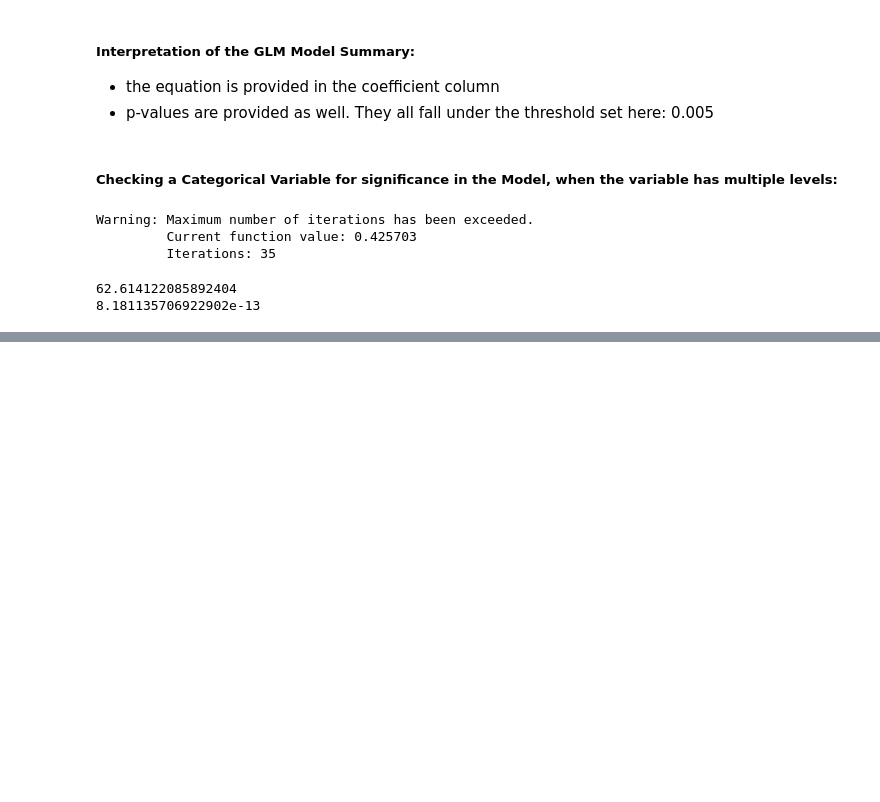
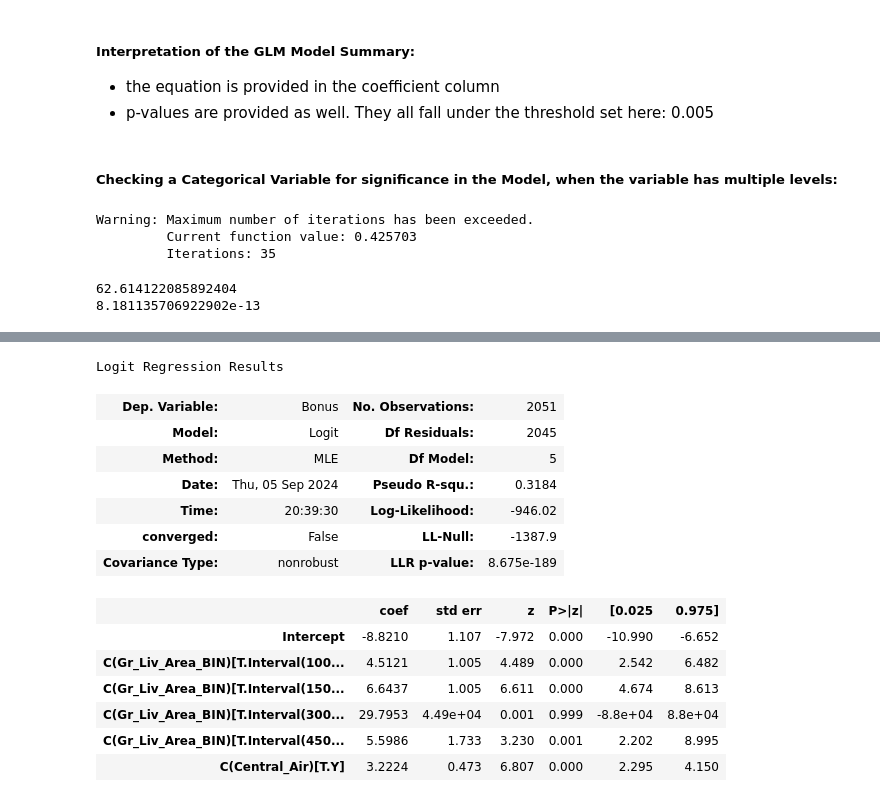
Before and after one commit to fred-lindsey/msa_ml_repo, a Jupyter notebook: deep_log_reg.ipynb, the cells around one changed output, grey strips where cells are left out. Cells and saved outputs as stored; diff of their text form; code cells hidden in the pictures; blank space fills up the shorter version.

```diff
--- a/deep_log_reg.ipynb
+++ b/deep_log_reg.ipynb
@@ -217,0 +310,19 @@ print(p_val)
+# %%
+# print the model summary. the Binning worked; the Gr_liv_Area binned values came back as significant in the model summary
+log_model_bin.summary()
+# %% [output]
+Logit Regression Results
+| Dep. Variable: | Bonus | No. Observations: | 2051 |
+| Model: | Logit | Df Residuals: | 2045 |
+| Method: | MLE | Df Model: | 5 |
+| Date: | Thu, 05 Sep 2024 | Pseudo R-squ.: | 0.3184 |
+| Time: | 20:39:30 | Log-Likelihood: | -946.02 |
+| converged: | False | LL-Null: | -1387.9 |
+| Covariance Type: | nonrobust | LLR p-value: | 8.675e-189 |
+|  | coef | std err | z | P>|z| | [0.025 | 0.975] |
+| Intercept | -8.8210 | 1.107 | -7.972 | 0.000 | -10.990 | -6.652 |
+| C(Gr_Liv_Area_BIN)[T.Interval(100... | 4.5121 | 1.005 | 4.489 | 0.000 | 2.542 | 6.482 |
+| C(Gr_Liv_Area_BIN)[T.Interval(150... | 6.6437 | 1.005 | 6.611 | 0.000 | 4.674 | 8.613 |
+| C(Gr_Liv_Area_BIN)[T.Interval(300... | 29.7953 | 4.49e+04 | 0.001 | 0.999 | -8.8e+04 | 8.8e+04 |
+| C(Gr_Liv_Area_BIN)[T.Interval(450... | 5.5986 | 1.733 | 3.230 | 0.001 | 2.202 | 8.995 |
+| C(Central_Air)[T.Y] | 3.2224 | 0.473 | 6.807 | 0.000 | 2.295 | 4.150 |
```
Also changed, not shown: parts of 16 cells of this notebook, 5 other files.
